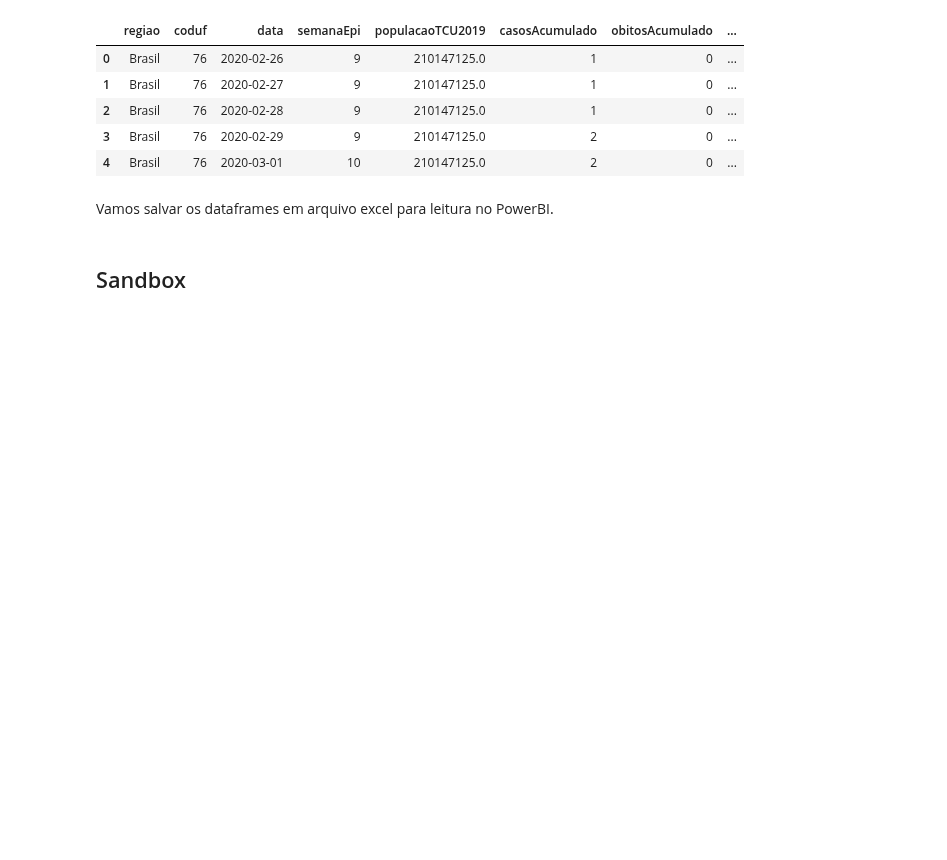
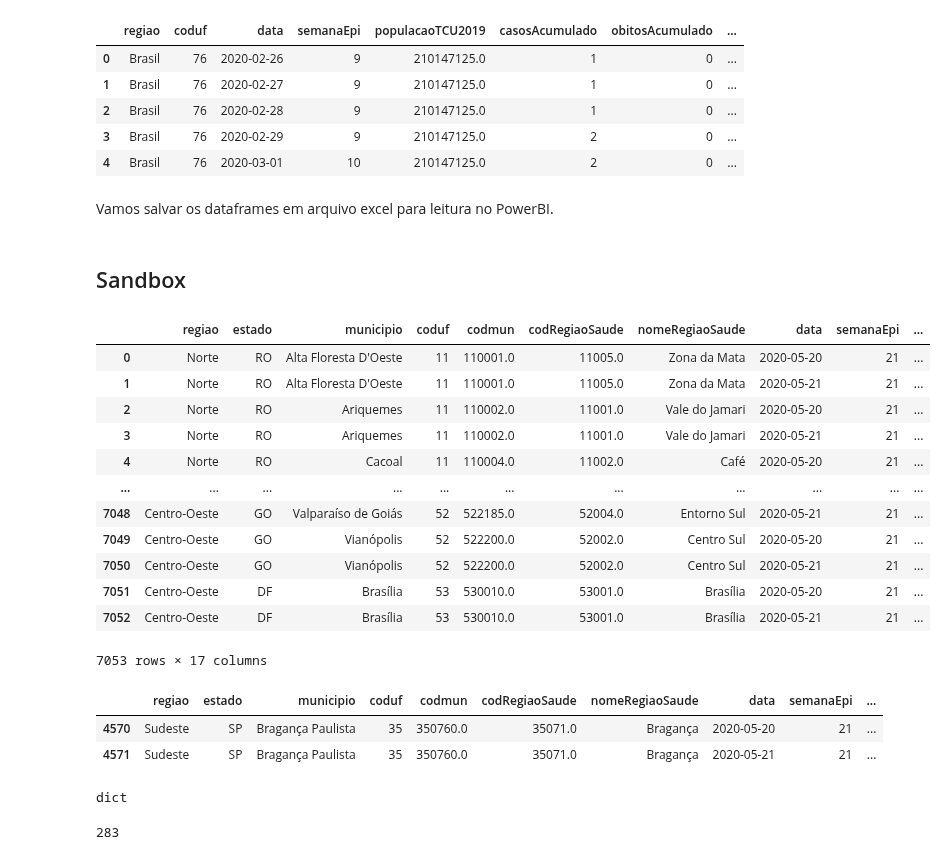
Before and after one commit to jralbbuquerque/dashboard-covid19, a Jupyter notebook: notebooks/etl-covid-data.ipynb, the cells around one changed output. Cells and saved outputs as stored; diff of their text form; code cells hidden in the pictures; blank space fills up the shorter version.

```diff
--- a/notebooks/etl-covid-data.ipynb
+++ b/notebooks/etl-covid-data.ipynb
@@ -142,3 +173,33 @@ df_state.to_excel('../datasets/dataset_covid_state.xlsx')
 df_country.to_excel('../datasets/dataset_covid_country.xlsx')
 # %% [markdown]
 ## Sandbox
+# %%
+df_city
+# %% [output]
+|  | regiao | estado | municipio | coduf | codmun | codRegiaoSaude | nomeRegiaoSaude | data | semanaEpi | ... |
+| 0 | Norte | RO | Alta Floresta D'Oeste | 11 | 110001.0 | 11005.0 | Zona da Mata | 2020-05-20 | 21 | ... |
+| 1 | Norte | RO | Alta Floresta D'Oeste | 11 | 110001.0 | 11005.0 | Zona da Mata | 2020-05-21 | 21 | ... |
+| 2 | Norte | RO | Ariquemes | 11 | 110002.0 | 11001.0 | Vale do Jamari | 2020-05-20 | 21 | ... |
+| 3 | Norte | RO | Ariquemes | 11 | 110002.0 | 11001.0 | Vale do Jamari | 2020-05-21 | 21 | ... |
+| 4 | Norte | RO | Cacoal | 11 | 110004.0 | 11002.0 | Café | 2020-05-20 | 21 | ... |
+| ... | ... | ... | ... | ... | ... | ... | ... | ... | ... | ... |
+| 7048 | Centro-Oeste | GO | Valparaíso de Goiás | 52 | 522185.0 | 52004.0 | Entorno Sul | 2020-05-21 | 21 | ... |
+| 7049 | Centro-Oeste | GO | Vianópolis | 52 | 522200.0 | 52002.0 | Centro Sul | 2020-05-20 | 21 | ... |
+| 7050 | Centro-Oeste | GO | Vianópolis | 52 | 522200.0 | 52002.0 | Centro Sul | 2020-05-21 | 21 | ... |
+| 7051 | Centro-Oeste | DF | Brasília | 53 | 530010.0 | 53001.0 | Brasília | 2020-05-20 | 21 | ... |
+| 7052 | Centro-Oeste | DF | Brasília | 53 | 530010.0 | 53001.0 | Brasília | 2020-05-21 | 21 | ... |
+7053 rows × 17 columns
+# %%
+df_city[df_city['municipio'] == 'Bragança Paulista']
+# %% [output]
+|  | regiao | estado | municipio | coduf | codmun | codRegiaoSaude | nomeRegiaoSaude | data | semanaEpi | ... |
+| 4570 | Sudeste | SP | Bragança Paulista | 35 | 350760.0 | 35071.0 | Bragança | 2020-05-20 | 21 | ... |
+| 4571 | Sudeste | SP | Bragança Paulista | 35 | 350760.0 | 35071.0 | Bragança | 2020-05-21 | 21 | ... |
+# %%
+type(estados)
+# %% [output]
+dict
+# %%
+553-270
+# %% [output]
+283
```
Also changed, not shown: parts of 6 cells of this notebook, 1 other file.
